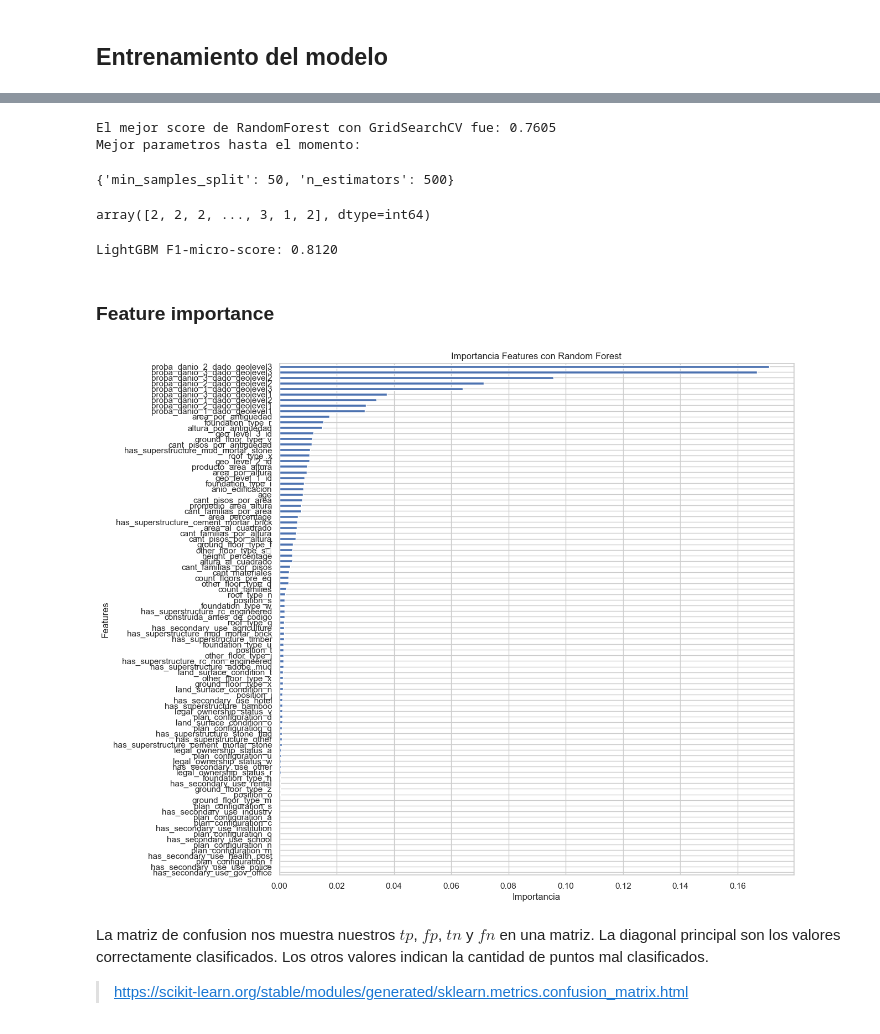
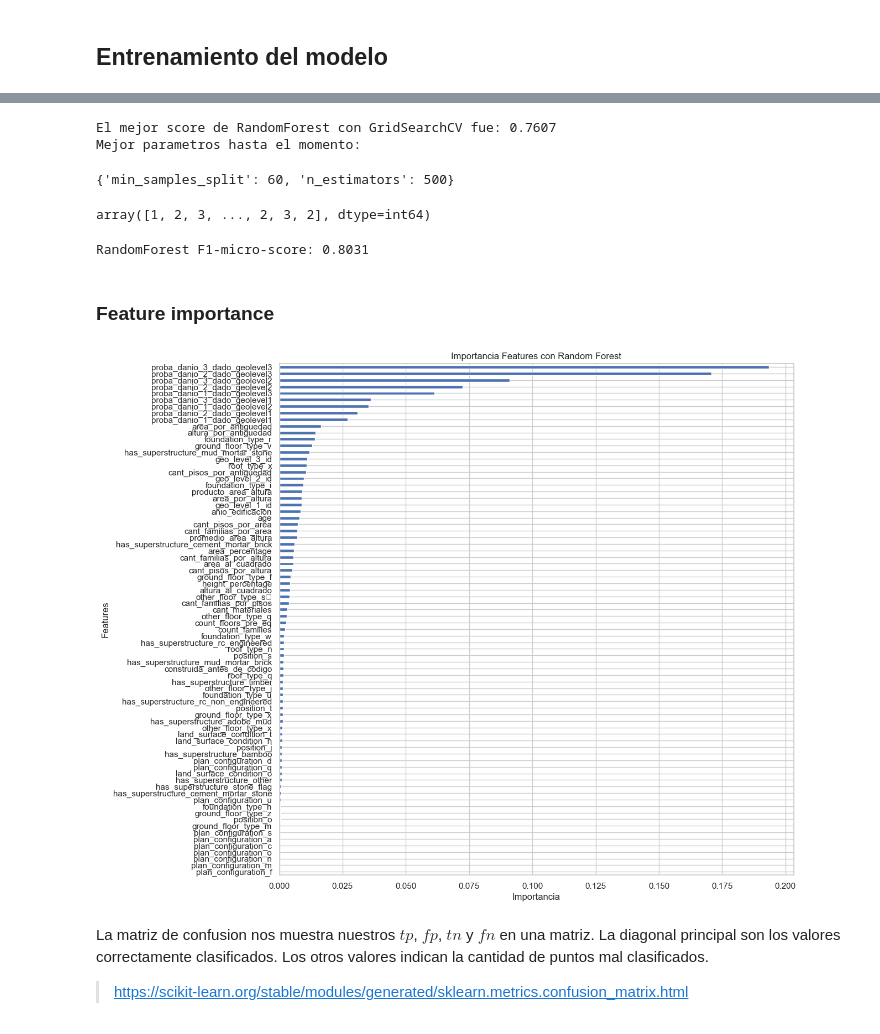
Before and after one commit to FacuMastri/richters-predictor-earthquake, a Jupyter notebook: tp2/RandomForest.ipynb, the cells around one changed output, grey strips where cells are left out. Drawn from its saved outputs; the diff is of its cells as text; code cells hidden in the pictures.

Commit message:
Mejor con RandomForest al sacar features no utiles

```diff
--- a/tp2/RandomForest.ipynb
+++ b/tp2/RandomForest.ipynb
@@ -61,7 +61,9 @@ None
 # %% [markdown]
 ## Entrenamiento del modelo
 # %%
-features_to_remove = ['building_id', 'damage_grade']
+features_to_remove_secondary = [col for col in train.columns if 'has_secondary' in col]
+features_to_remove_legal = [col for col in train.columns if 'legal_ownership' in col]
+features_to_remove = ['building_id', 'damage_grade'] + features_to_remove_secondary + features_to_remove_legal
 Y = train['damage_grade']
 X = train.drop(features_to_remove, axis=1)
 # %%
@@ -94,13 +100,18 @@ memory usage: 110.0 MB
 # %%
 # El mejor score de RandomForest con GridSearchCV fue: 0.7605
+# RandomForest F1-micro-score: 0.8031, overfit
 best_params = {
-    'min_samples_split': 50,
-    'n_estimators': 500
+    'min_samples_split': 60,
+    'n_estimators': 500,
+    'n_jobs':-1
 }
 
 params_search = {
-    'n_estimators': [500, 1000],
-    'min_samples_split':[20, 50],
+    'n_estimators': [500],
+    'min_samples_split':[60],
+    'max_features':[30, 50, 70],
+    'n_jobs':[-1]
+    #'max_depth':[4, 6, 8]
 }
 
 
@@ -118,47 +128,47 @@ print('El mejor score de RandomForest con GridSearchCV fue: {}'.format((model.be
 print('Mejor parametros hasta el momento: ')
 model.best_params_
 # %% [output]
-El mejor score de RandomForest con GridSearchCV fue: 0.7605
+El mejor score de RandomForest con GridSearchCV fue: 0.7607
 Mejor parametros hasta el momento:
-{'min_samples_split': 50, 'n_estimators': 500}
+{'min_samples_split': 60, 'n_estimators': 500}
 # %%
 # Chequeo formato de salida para ver si los labels son los correspondientes
 y_pred = model.predict(X_test)
 y_pred
 # %% [output]
-array([2, 2, 2, ..., 3, 1, 2], dtype=int64)
+array([1, 2, 3, ..., 2, 3, 2], dtype=int64)
 # %%
 from sklearn.metrics import f1_score
 
 # Vemos el score comprobando contra el set de test separado
 y_pred = model.predict(X_test)
 model_f1_micro = f1_score(y_test, y_pred, average='micro')
-print('LightGBM F1-micro-score: %.4f' % model_f1_micro)
+print('RandomForest F1-micro-score: %.4f' % model_f1_micro)
 # %% [output]
-LightGBM F1-micro-score: 0.8120
+RandomForest F1-micro-score: 0.8031
 # %% [markdown]
 ### Feature importance
 # %%
 import matplotlib.pyplot as plt
 import seaborn as sns
 %matplotlib inline
 plt.style.use('default')
 sns.set(style="whitegrid") # seteando tipo de grid en seaborn
 
 # Si se esta usando GridSearchCV es model.best_estimator_.feature_importances_
 # Si se entrena el modelo directo es model.feature_importances_
 
 feature_cols = X.columns.tolist()
-features = pd.Series(data=model.best_estimator_.feature_importances_, index=feature_cols, name='Feature importance')
+features = pd.Series(data=model.feature_importances_, index=feature_cols, name='Feature importance')
 features.sort_values(ascending=True, inplace=True)
 plt.figure(figsize=(12, 12))
 features.plot(kind='barh')
 plt.xlabel('Importancia')
 plt.ylabel('Features')
 plt.title('Importancia Features con Random Forest')
 plt.show()
 # %% [output]
-[figure, old version]
+[figure, new version]
 # %% [markdown]
 La matriz de confusion nos muestra nuestros $tp$, $fp$, $tn$ y $fn$ en una matriz. La diagonal principal son los valores correctamente clasificados. Los otros valores indican la cantidad de puntos mal clasificados.
 > https://scikit-learn.org/stable/modules/generated/sklearn.metrics.confusion_matrix.html
```
Also changed, not shown: parts of 5 cells of this notebook, 3 other files.
